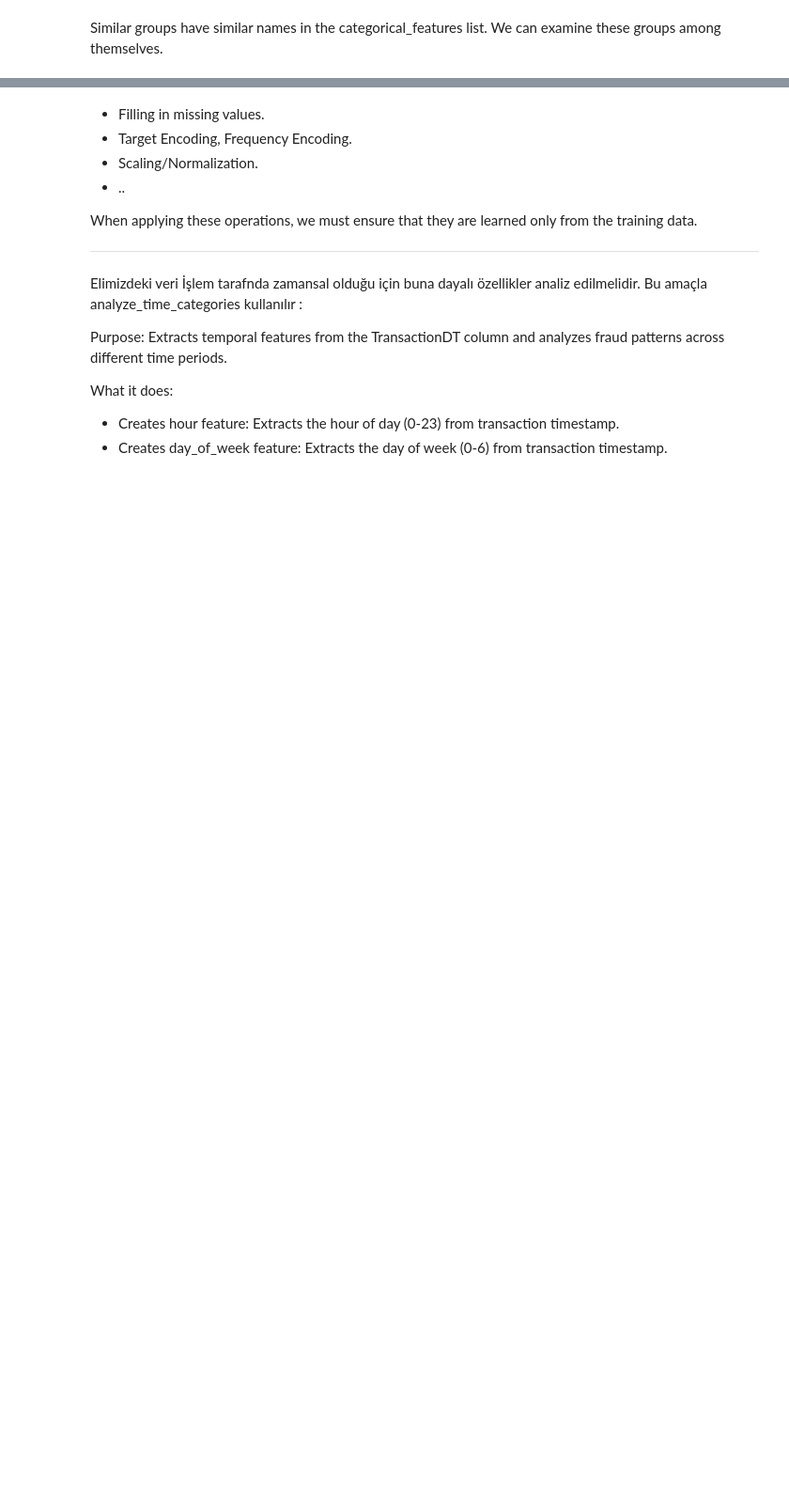
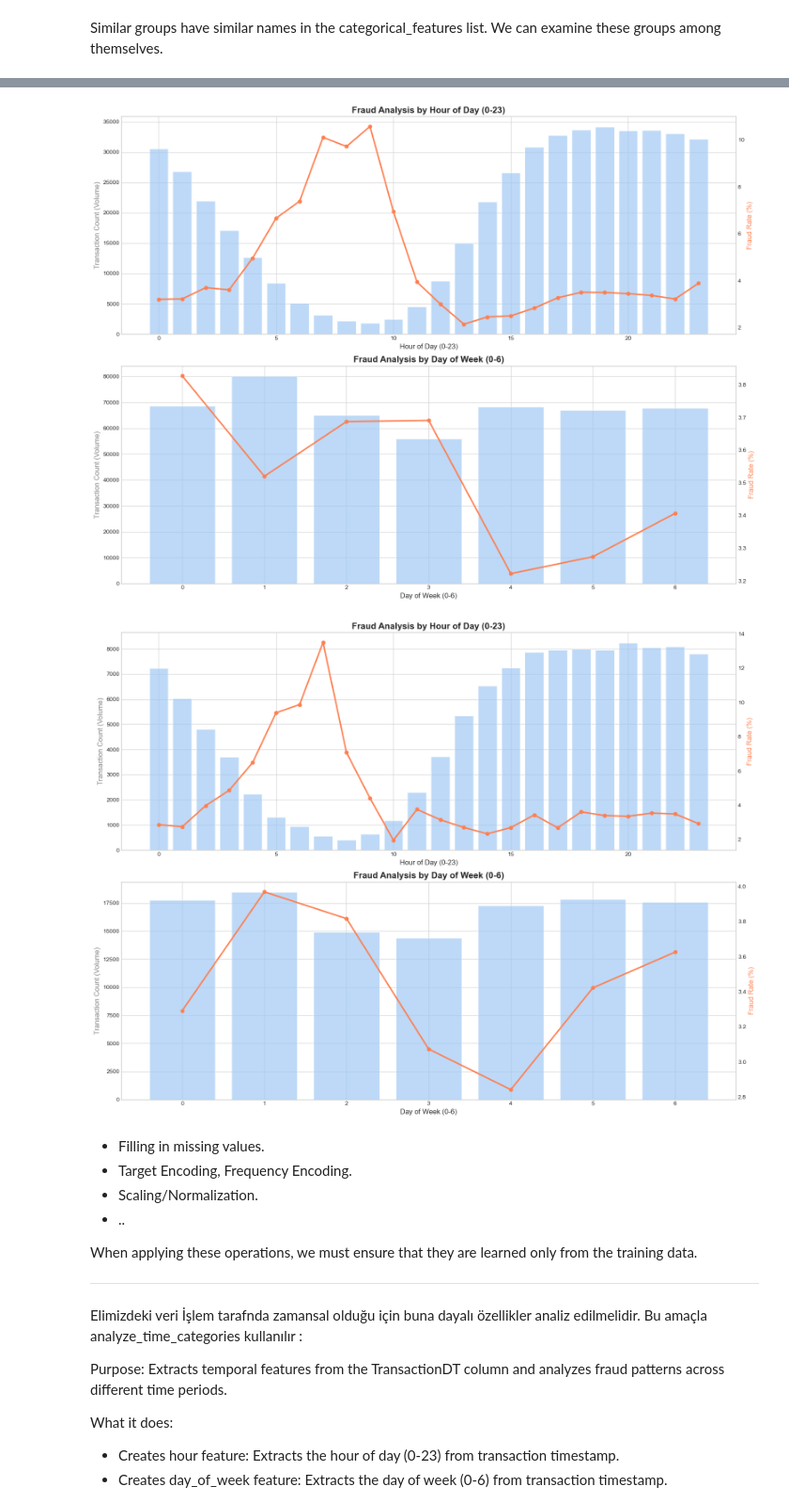
Before and after one commit to serhetgokdemir/mtm4651-assignment, a Jupyter notebook: notebooks/exploratory-data-analysis.ipynb, the cells around one changed output, grey strips where cells are left out. Shown at 94% size. Drawn from its saved outputs; the diff is of its cells as text; code cells hidden in the pictures; blank space fills up the shorter version.

```diff
--- a/notebooks/exploratory-data-analysis.ipynb
+++ b/notebooks/exploratory-data-analysis.ipynb
@@ -46,6 +65,8 @@ cols_to_drop = high_missing[high_missing['missing_percent'] > threshold]['col'].
 
 train_df = train_df.drop(columns=cols_to_drop)
 print(f" Threshold : {threshold}%\n Dropped feature num : {len(cols_to_drop)}")
+
+test_df = test_df.drop(columns=[c for c in cols_to_drop if c in test_df.columns])
 # Features with missing values exceeding the 95% threshold were dropped.
 # %% [output]
 There are 414 columns with missing values.
@@ -190 +256,9 @@ Improves model generalization by focusing on device categories rather than speci
+# %%
+train_df, card3_rare, card5_rare = apply_feature_engineering(train_df, is_train=True)
+test_df, _, _ = apply_feature_engineering(test_df, is_train=False,
+                                           card3_rare=card3_rare,
+                                           card5_rare=card5_rare)
+# %% [output]
+[figure, added]
+[figure, added]
 # %%
```
Also changed, not shown: parts of 31 cells of this notebook, 2 other files.
